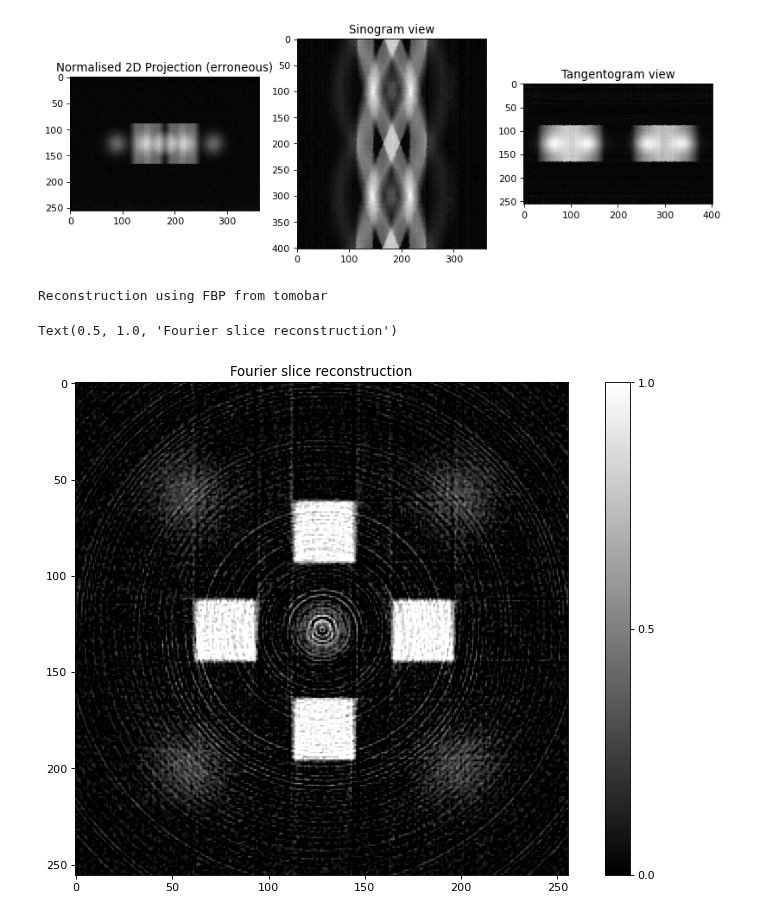
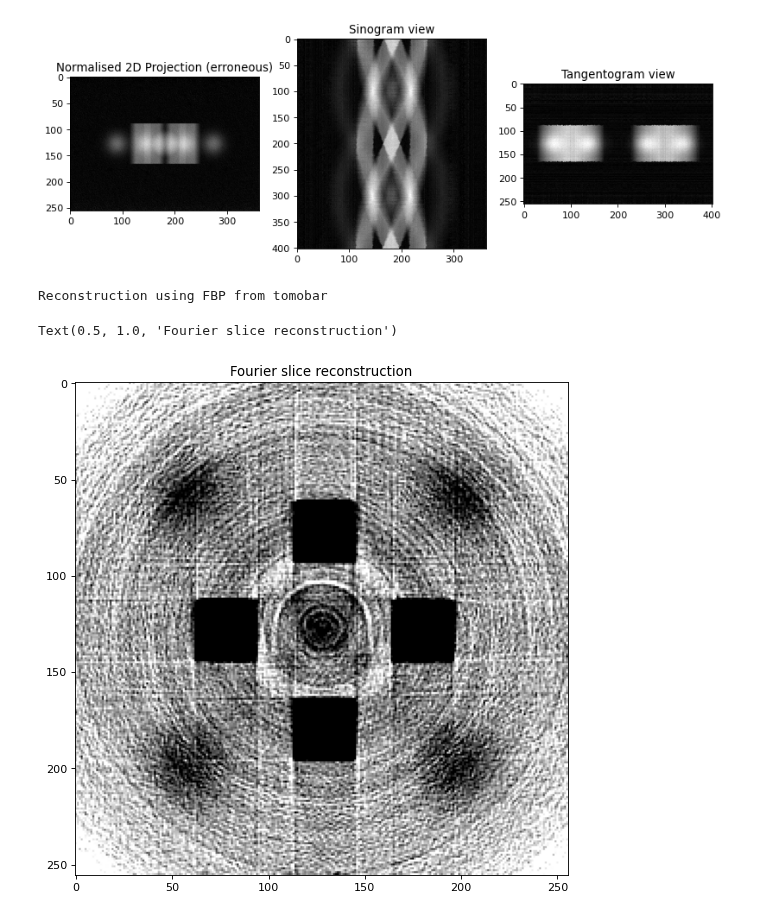
Before and after one commit to dkazanc/TomoPhantom, a Jupyter notebook: docs/source/jup_notebooks/model3D.ipynb, the cells around one changed output. Cells and saved outputs as stored; diff of their text form; code cells hidden in the pictures.

```diff
--- a/docs/source/jup_notebooks/model3D.ipynb
+++ b/docs/source/jup_notebooks/model3D.ipynb
@@ -123,22 +124,21 @@ Normalise projections using ToMoBAR software
 # %%
 # initialise tomobar DIRECT reconstruction class ONCE
 from tomobar.methodsDIR import RecToolsDIR
 RectoolsDIR = RecToolsDIR(DetectorsDimH = Horiz_det,  # DetectorsDimH # detector dimension (horizontal)
-                    DetectorsDimV = None,  # DetectorsDimV # detector dimension (vertical) for 3D case only
-                    CenterRotOffset = None, # Center of Rotation (CoR) scalar (for 3D case only)
-                    AnglesVec = angles_rad, # array of angles in radians
-                    ObjSize = N_size, # a scalar to define reconstructed object dimensions
-                    device_projector = 'cpu')
+                          DetectorsDimH_pad=0, # Padding size of horizontal detector
+                          DetectorsDimV = None,  # DetectorsDimV # detector dimension (vertical) for 3D case only
+                          CenterRotOffset = None, # Center of Rotation (CoR) scalar (for 3D case only)
+                          AnglesVec = angles_rad, # array of angles in radians
+                          ObjSize = N_size, # a scalar to define reconstructed object dimensions
+                          device_projector = 'cpu')
 
 print ("Reconstruction using FBP from tomobar")
-recNumerical= RectoolsDIR.FOURIER(projData3D_norm[sliceSel,:,:], method='linear')
-recNumerical *= intens_max_clean
+recNumerical= RectoolsDIR.FOURIER(projData3D_noisy[sliceSel,:,:], method='linear')
 
 plt.figure()
-plt.imshow(recNumerical, vmin=0, vmax=1, cmap="gray")
-plt.colorbar(ticks=[0, 0.5, 1], orientation='vertical')
+plt.imshow(recNumerical, vmin=-0.1, vmax=200, cmap="gray")
 plt.title('Fourier slice reconstruction')
 # %% [output]
 Reconstruction using FBP from tomobar
 Text(0.5, 1.0, 'Fourier slice reconstruction')
-[figure, old version]
+[figure, new version]
```
Also changed, not shown: parts of 2 cells of this notebook, 18 other files.
